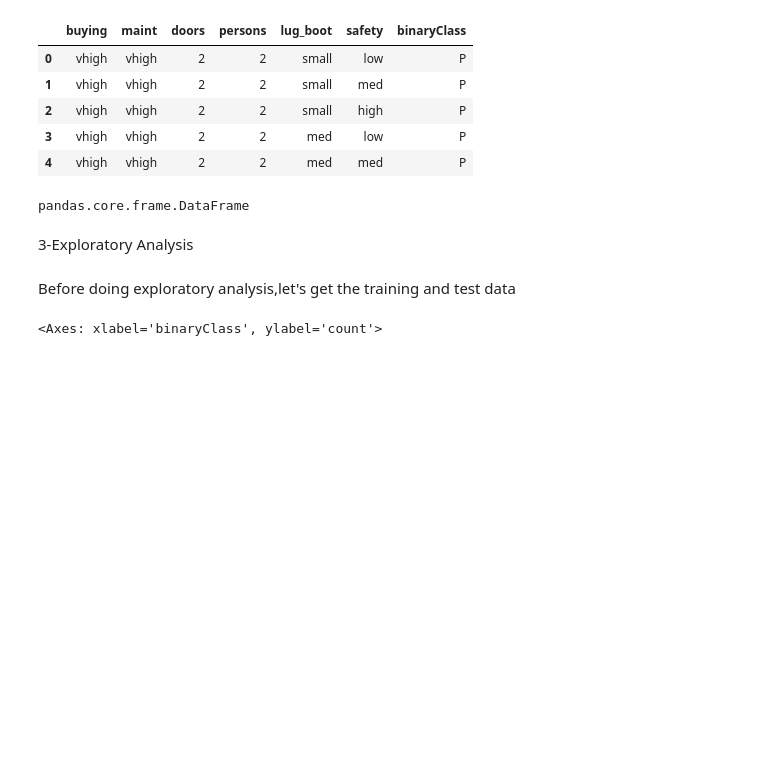
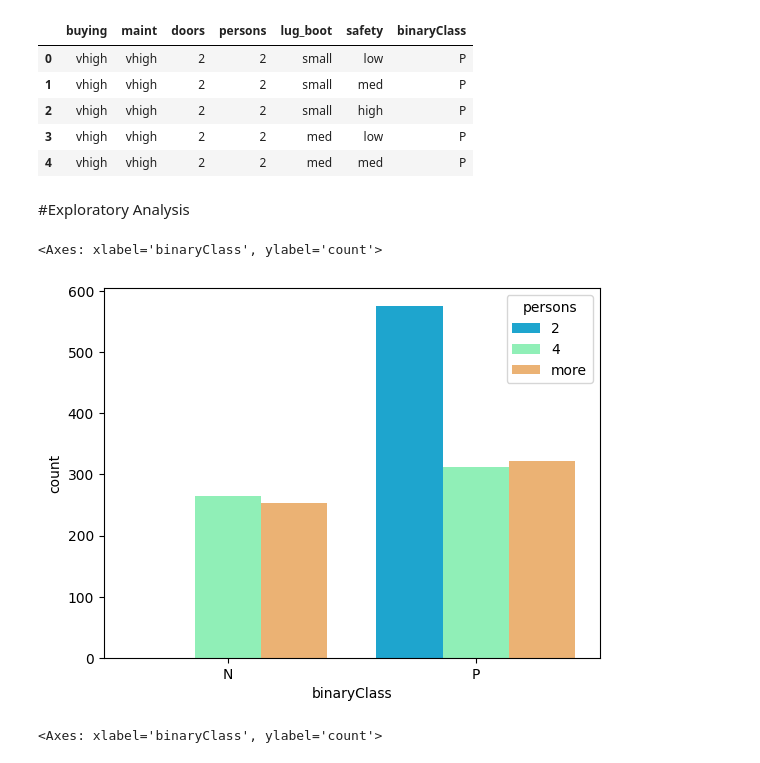
Before and after one commit to MalyalaAnand/AIML-2025, a Jupyter notebook: Lab_08_AIML.ipynb, the cells around one changed output. Drawn from its saved outputs; the diff is of its cells as text; code cells hidden in the pictures; blank space fills up the shorter version.

```diff
--- a/Lab_08_AIML.ipynb
+++ b/Lab_08_AIML.ipynb
@@ -65,12 +113,11 @@ car_data.head()
 | 2 | vhigh | vhigh | 2 | 2 | small | high | P |
 | 3 | vhigh | vhigh | 2 | 2 | med | low | P |
 | 4 | vhigh | vhigh | 2 | 2 | med | med | P |
-# %%
-type(car_data)
-# %% [output]
-pandas.core.frame.DataFrame
 # %% [markdown]
-3-Exploratory Analysis
+#Exploratory Analysis
-# %% [markdown]
-Before doing exploratory analysis,let's get the training and test data
+# %%
+sns.countplot(x=car_data.binaryClass,hue='persons',data=car_data,palette='rainbow')
+# %% [output]
+<Axes: xlabel='binaryClass', ylabel='count'>
+[figure, added]
 # %%
```
Also changed, not shown: parts of 26 cells of this notebook.
